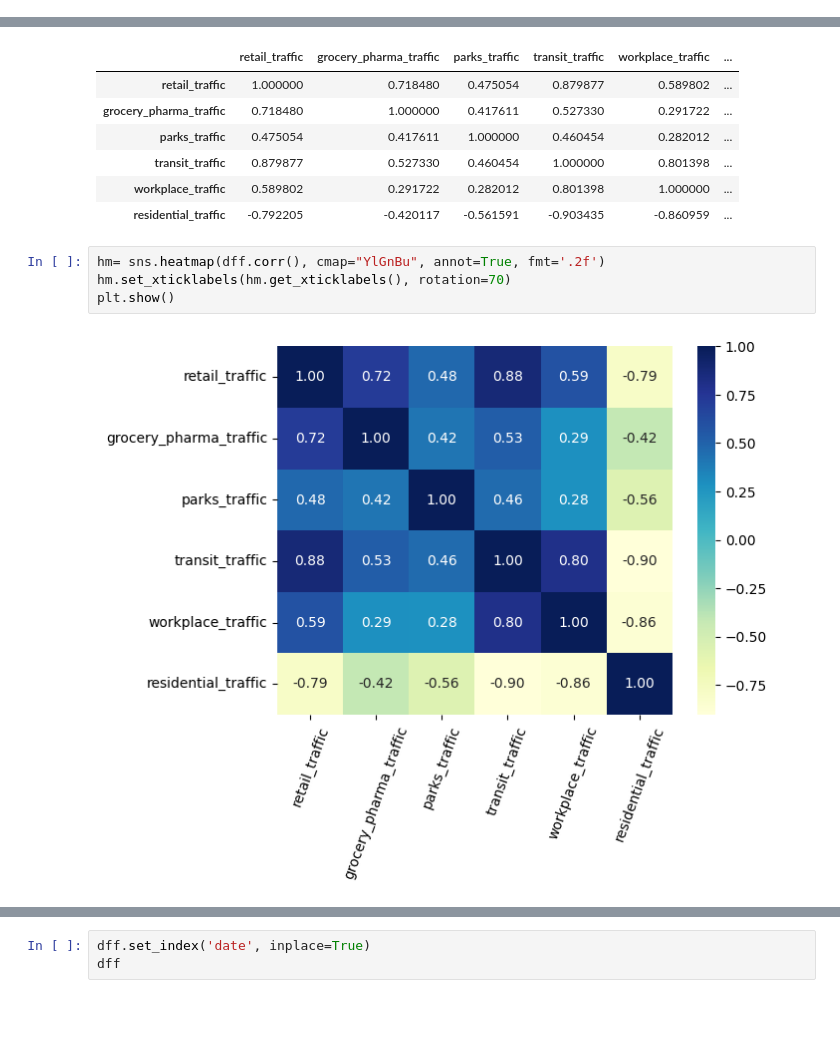
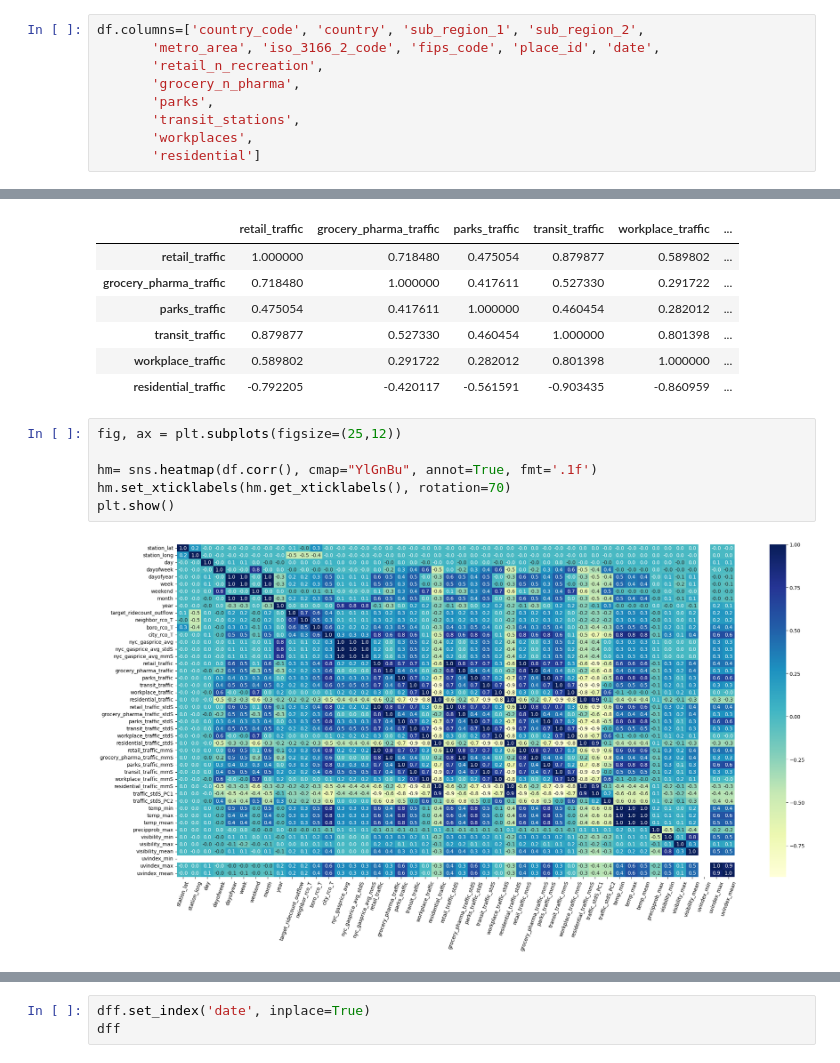
Before and after one commit to skwolvie/DATA270_spring23_grp2, a Jupyter notebook: data collection/trafficDE.ipynb, the cells around one changed output, grey strips where cells are left out. Cells and saved outputs as stored; diff of their text form; blank space fills up the shorter version.

```diff
--- a/data collection/trafficDE.ipynb
+++ b/data collection/trafficDE.ipynb
@@ -46,3 +46,12 @@ Data columns (total 15 columns):
  14  residential_percent_change_from_baseline            1491359 non-null  float64
 dtypes: float64(8), object(7)
 memory usage: 306.6+ MB
+# %%
+df.columns=['country_code', 'country', 'sub_region_1', 'sub_region_2',
+       'metro_area', 'iso_3166_2_code', 'fips_code', 'place_id', 'date',
+       'retail_n_recreation',
+       'grocery_n_pharma',
+       'parks',
+       'transit_stations',
+       'workplaces',
+       'residential']
@@ -325,11 +332,13 @@ dff.corr()
 | workplace_traffic | 0.589802 | 0.291722 | 0.282012 | 0.801398 | 1.000000 | ... |
 | residential_traffic | -0.792205 | -0.420117 | -0.561591 | -0.903435 | -0.860959 | ... |
 # %%
-hm= sns.heatmap(dff.corr(), cmap="YlGnBu", annot=True, fmt='.2f')
+fig, ax = plt.subplots(figsize=(25,12))
+
+hm= sns.heatmap(df.corr(), cmap="YlGnBu", annot=True, fmt='.1f')
 hm.set_xticklabels(hm.get_xticklabels(), rotation=70)
 plt.show()
 # %% [output]
-[figure, old version]
+[figure, new version]
 # %%
 # convert dataframe from wide format to long format
 df_melt = pd.melt(dff, id_vars=['date'], var_name='variable', value_name='value')
```
Also changed, not shown: parts of 32 cells of this notebook, 3 other files.
